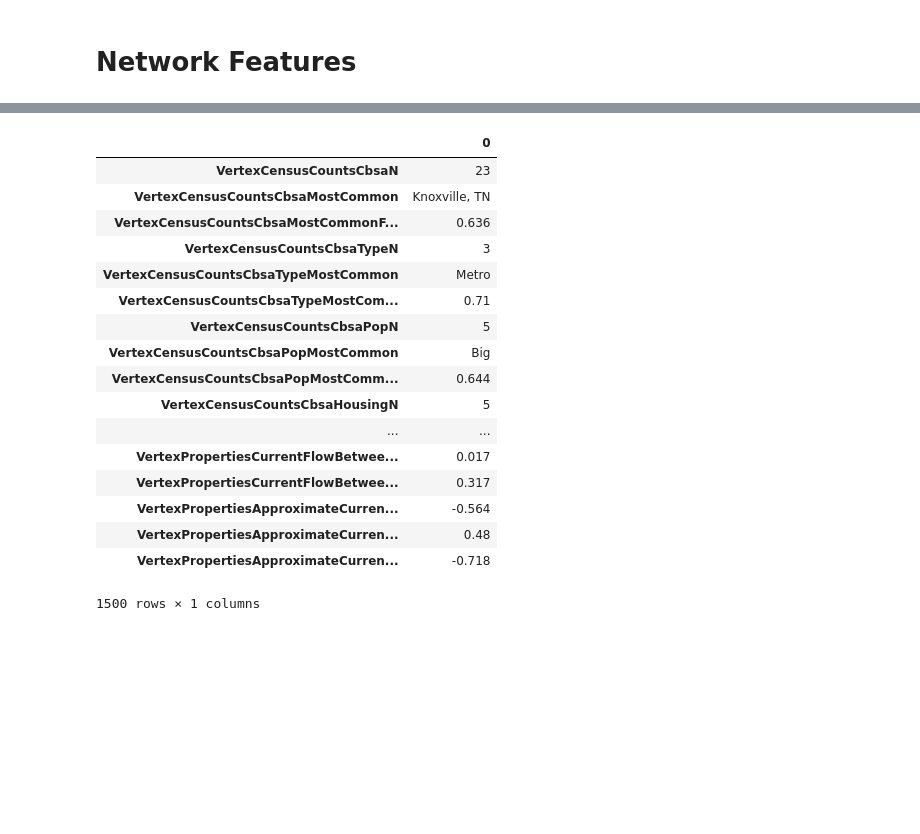
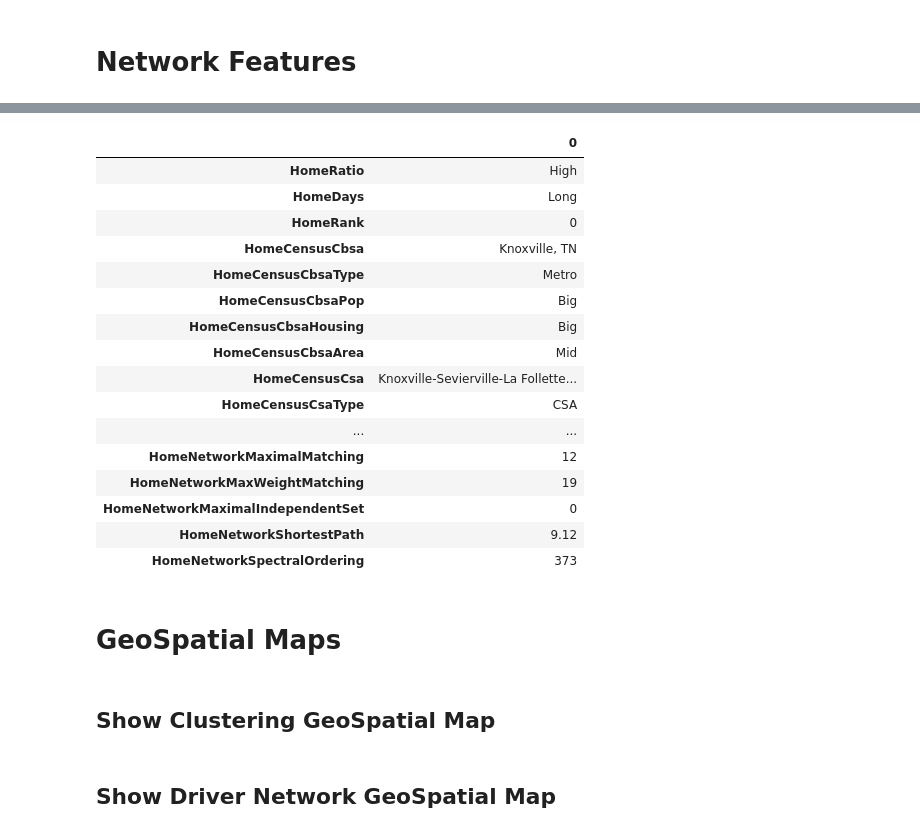
Before and after one commit to tgadf/network, a Jupyter notebook: createNetwork.ipynb, the cells around one changed output, grey strips where cells are left out. Cells and saved outputs as stored; diff of their text form; code cells hidden in the pictures; blank space fills up the shorter version.

```diff
--- a/createNetwork.ipynb
+++ b/createNetwork.ipynb
@@ -72,7 +76,7 @@ if genData:
     dropColumns(gpsdata, columns=["cl", "cl0", "cl1"])
     gpsdata.replace('nan', 0, inplace=True)
 else:
-    fname = "/Users/tgadf/Downloads/gpsTripsOakRidge.p"
+    fname = "/Users/tgadf/Downloads/gpsTripsOakRidge (1).p"
     print("Loading {0}".format(fname))
     gpsdata = loadJoblib(fname)
 
@@ -167,16 +211,17 @@ Good Trips:            3066
 # Saved Data
 # %%
 # Save trips/gc if needed
-deviceDir = mkSubDir(savedir, device)
-tripsfile = setFile(deviceDir, "trips.p")
-gcfile    = setFile(deviceDir, "gc.p")
-loadTrips=False
-if loadTrips:
-    trips = getFile(tripsfile)
-    gc    = getFile(gcfile)
-else:
-    print("Saving to {0}".format(deviceDir))
-    saveFile(ifile=gcfile, idata=gc)
-    saveFile(ifile=tripsfile, idata=trips)
+if False:
+    deviceDir = mkSubDir(savedir, device)
+    tripsfile = setFile(deviceDir, "trips.p")
+    gcfile    = setFile(deviceDir, "gc.p")
+    loadTrips=False
+    if loadTrips:
+        trips = getFile(tripsfile)
+        gc    = getFile(gcfile)
+    else:
+        print("Saving to {0}".format(deviceDir))
+        saveFile(ifile=gcfile, idata=gc)
+        saveFile(ifile=tripsfile, idata=trips)
 
 _, _ = clock("Last Run")
@@ -309,23 +396,24 @@ Current Time is Wed Dec 12, 2018 10:36:13 for Last Run
 # %%
 nf.getFeatures()
 # %%
-nf.getFeatureDataFrame().T
+nf.getHomeFeatureDataFrame().T
 # %% [output]
 |  | 0 |
-| VertexCensusCountsCbsaN | 23 |
-| VertexCensusCountsCbsaMostCommon | Knoxville, TN |
-| VertexCensusCountsCbsaMostCommonF... | 0.636 |
-| VertexCensusCountsCbsaTypeN | 3 |
-| VertexCensusCountsCbsaTypeMostCommon | Metro |
-| VertexCensusCountsCbsaTypeMostCom... | 0.71 |
-| VertexCensusCountsCbsaPopN | 5 |
-| VertexCensusCountsCbsaPopMostCommon | Big |
-| VertexCensusCountsCbsaPopMostComm... | 0.644 |
-| VertexCensusCountsCbsaHousingN | 5 |
+| HomeRatio | High |
+| HomeDays | Long |
+| HomeRank | 0 |
+| HomeCensusCbsa | Knoxville, TN |
+| HomeCensusCbsaType | Metro |
+| HomeCensusCbsaPop | Big |
+| HomeCensusCbsaHousing | Big |
+| HomeCensusCbsaArea | Mid |
+| HomeCensusCsa | Knoxville-Sevierville-La Follette... |
+| HomeCensusCsaType | CSA |
 | ... | ... |
-| VertexPropertiesCurrentFlowBetwee... | 0.017 |
-| VertexPropertiesCurrentFlowBetwee... | 0.317 |
-| VertexPropertiesApproximateCurren... | -0.564 |
-| VertexPropertiesApproximateCurren... | 0.48 |
-| VertexPropertiesApproximateCurren... | -0.718 |
+| HomeNetworkMaximalMatching | 12 |
+| HomeNetworkMaxWeightMatching | 19 |
+| HomeNetworkMaximalIndependentSet | 0 |
+| HomeNetworkShortestPath | 9.12 |
+| HomeNetworkSpectralOrdering | 373 |
-1500 rows × 1 columns
+# %% [markdown]
+# GeoSpatial Maps
@@ -331,0 +842,2 @@ nf.getFeatureDataFrame().T
+# %% [markdown]
+## Show Clustering GeoSpatial Map
@@ -331,0 +852,2 @@ nf.getFeatureDataFrame().T
+# %% [markdown]
+## Show Driver Network GeoSpatial Map
```
Also changed, not shown: parts of 21 cells of this notebook, 6 other files.
